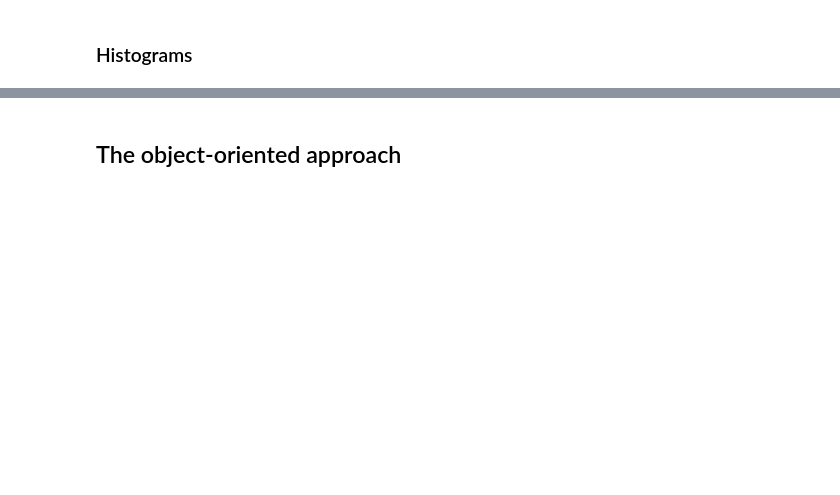
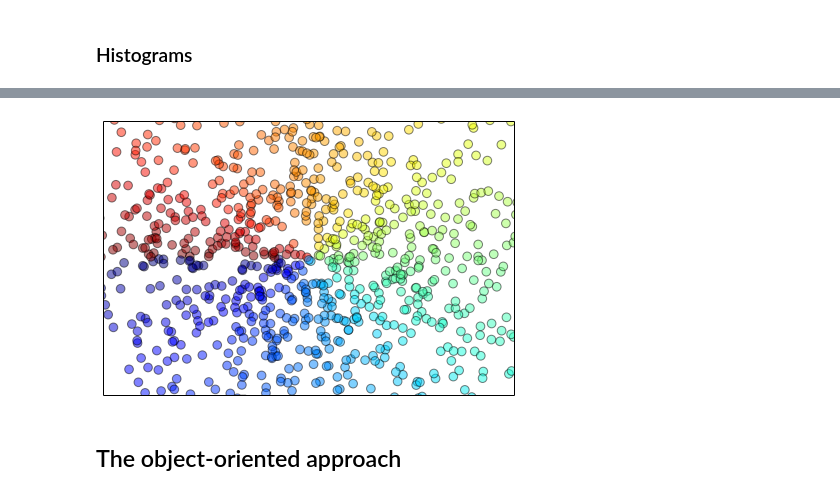
Before and after one commit to iastro-pt/python-for-astronomers, a Jupyter notebook: notebooks/Class 2 - Matplotlib and scipy.ipynb, the cells around one changed output, grey strips where cells are left out. Drawn from its saved outputs; the diff is of its cells as text; code cells hidden in the pictures; blank space fills up the shorter version.

```diff
--- a/notebooks/Class 2 - Matplotlib and scipy.ipynb
+++ b/notebooks/Class 2 - Matplotlib and scipy.ipynb
@@ -78,18 +91,20 @@ plt.show()
 # %%
 n = 1024
 X = np.random.normal(0, 1, n)
 Y = np.random.normal(0, 1, n)
 T = np.arctan2(Y, X)
 
-pl.axes([0.025, 0.025, 0.95, 0.95])
-pl.scatter(X, Y, s=75, c=T, alpha=.5)
+plt.axes([0.025, 0.025, 0.95, 0.95])
+plt.scatter(X, Y, s=75, c=T, alpha=.5)
 
-pl.xlim(-1.5, 1.5)
-pl.xticks(())
-pl.ylim(-1.5, 1.5)
-pl.yticks(())
+plt.xlim(-1.5, 1.5)
+plt.xticks(())
+plt.ylim(-1.5, 1.5)
+plt.yticks(())
 
-pl.show()
+plt.show()
+# %% [output]
+[figure, added]
 # %% [markdown]
 ## The object-oriented approach
 # %%
```
Also changed, not shown: parts of 8 cells of this notebook, 4 other files.
